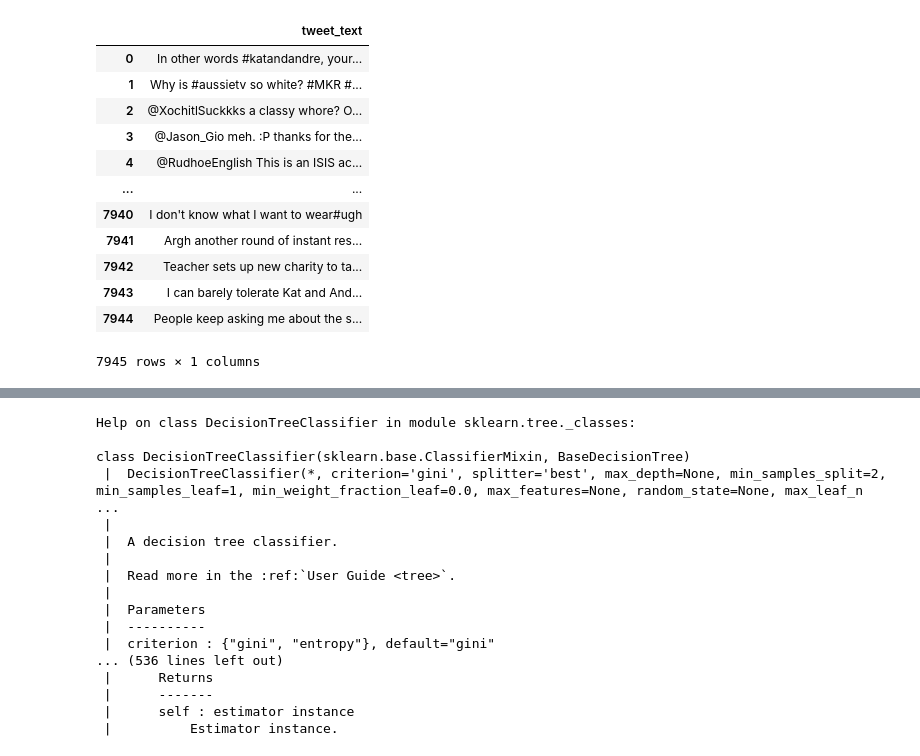
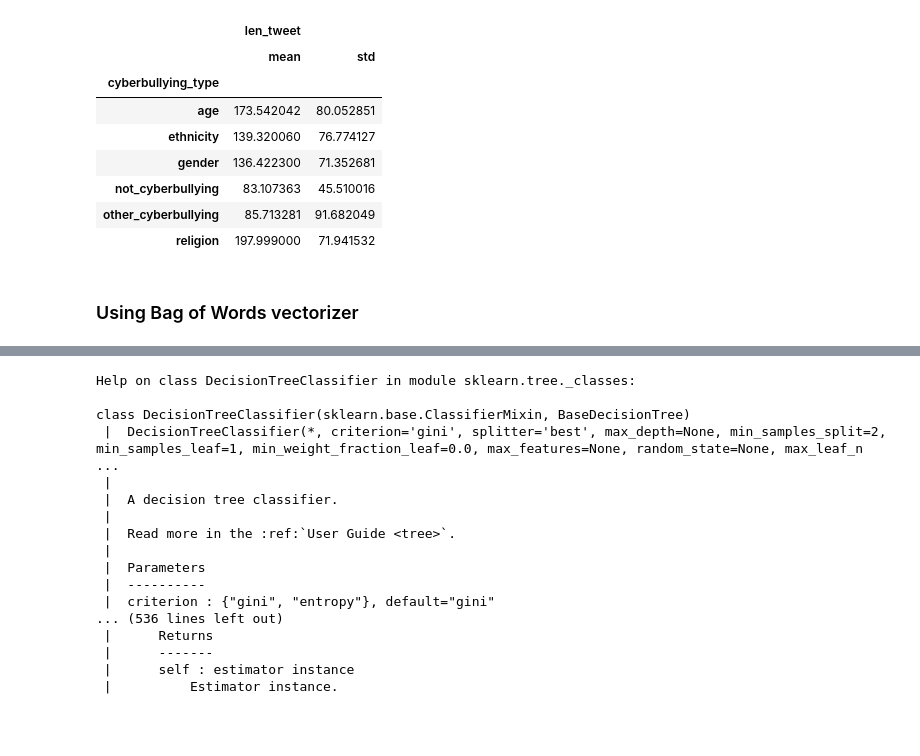
Before and after one commit to AbhinavSingh6295/Ensemble-Learning-Project, a Jupyter notebook: Project.ipynb, the cells around one changed output, grey strips where cells are left out. Drawn from its saved outputs; the diff is of its cells as text; code cells hidden in the pictures; blank space fills up the shorter version.

```diff
--- a/Project.ipynb
+++ b/Project.ipynb
@@ -85,22 +93,22 @@ WNL = WordNetLemmatizer()
 df['clean_tweet_text'] = df.tweet_text.apply(lambda x : preprocess_string(x, stopwords_en, WNL))
 # %%
 df["clean_tok_tweet"] = df.clean_tweet_text.apply(word_tokenize)
-# %%
-df[df['cyberbullying_type'] == 'not_cyberbullying'][['tweet_text']]
-# %% [output]
-|  | tweet_text |
-| 0 | In other words #katandandre, your... |
-| 1 | Why is #aussietv so white? #MKR #... |
-| 2 | @XochitlSuckkks a classy whore? O... |
-| 3 | @Jason_Gio meh. :P thanks for the... |
-| 4 | @RudhoeEnglish This is an ISIS ac... |
-| ... | ... |
-| 7940 | I don't know what I want to wear#ugh |
-| 7941 | Argh another round of instant res... |
-| 7942 | Teacher sets up new charity to ta... |
-| 7943 | I can barely tolerate Kat and And... |
-| 7944 | People keep asking me about the s... |
-7945 rows × 1 columns
+# %%
+df["len_tweet"] = df.tweet_text.apply(len)
+# %%
+df.groupby(by = ["cyberbullying_type"]).agg({"len_tweet":[np.mean, np.std]})
+# %% [output]
+|  | len_tweet |  |
+|  | mean | std |
+| cyberbullying_type |  |  |
+| age | 173.542042 | 80.052851 |
+| ethnicity | 139.320060 | 76.774127 |
+| gender | 136.422300 | 71.352681 |
+| not_cyberbullying | 83.107363 | 45.510016 |
+| other_cyberbullying | 85.713281 | 91.682049 |
+| religion | 197.999000 | 71.941532 |
+# %% [markdown]
+### Using Bag of Words vectorizer
 # %%
 X_train, X_test, y_train, y_test = train_test_split(df["clean_tweet_text"],
                                                     df["cyberbullying_type"],
```
Also changed, not shown: parts of 35 cells of this notebook.
